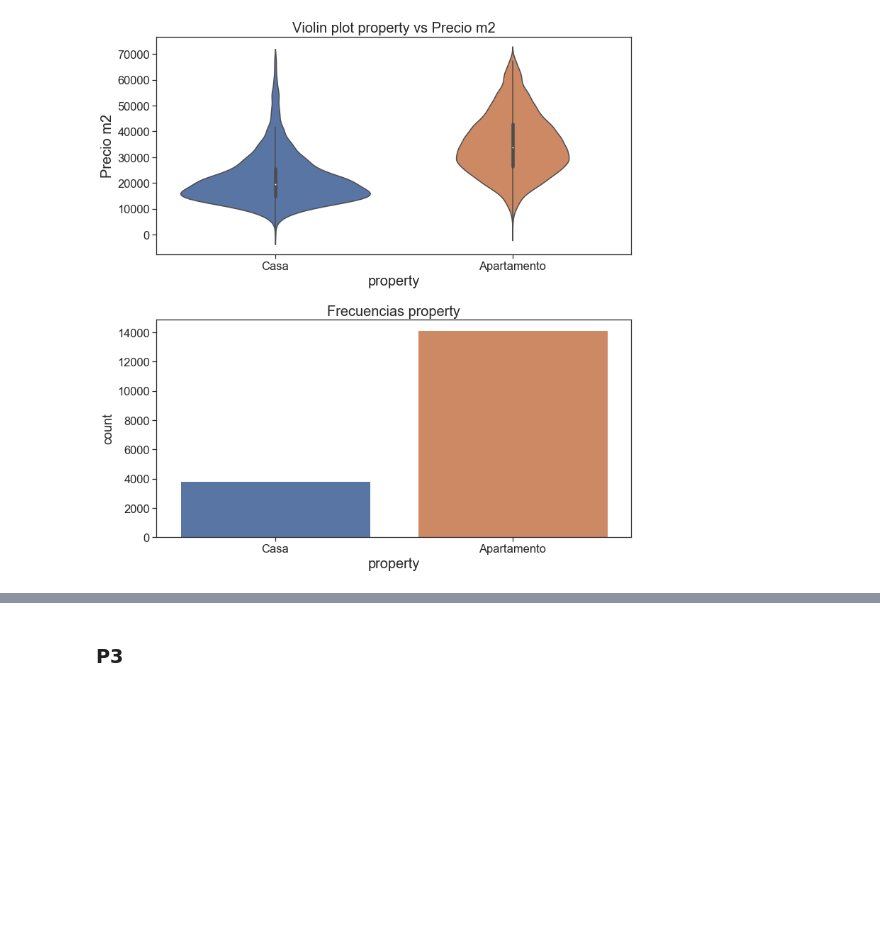
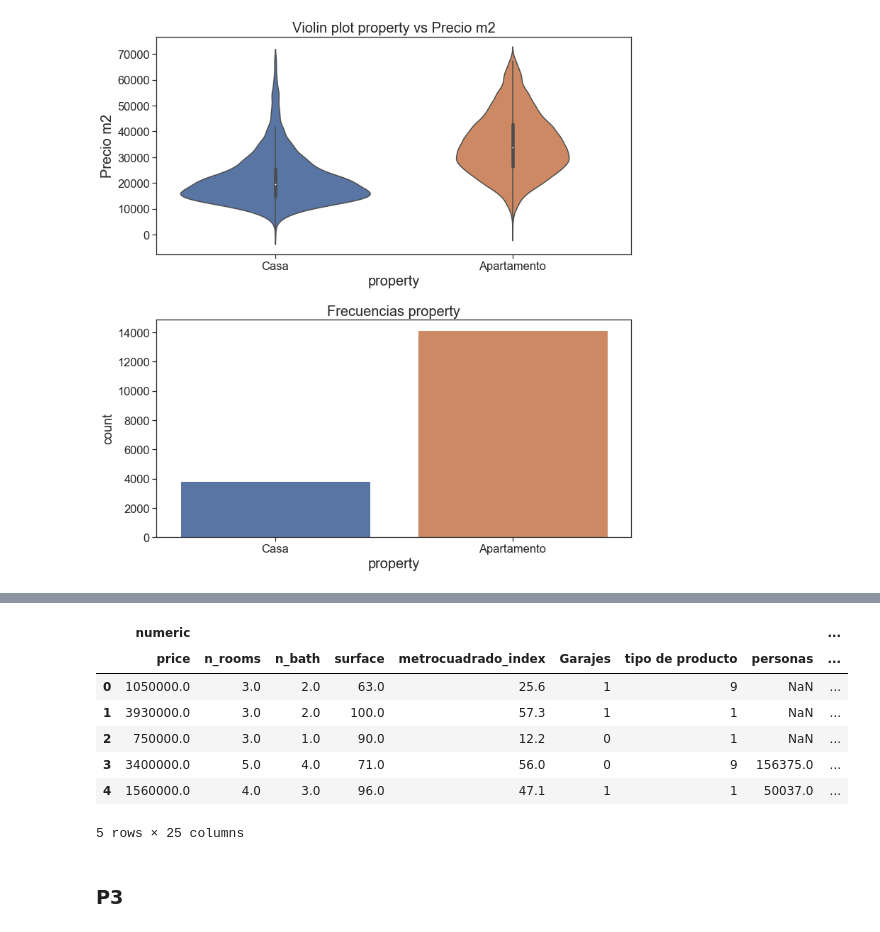
Before and after one commit to pedropereze/Tarea-1, a Jupyter notebook: tarea1.ipynb, the cells around one changed output, grey strips where cells are left out. Drawn from its saved outputs; the diff is of its cells as text; code cells hidden in the pictures; blank space fills up the shorter version.

```diff
--- a/tarea1.ipynb
+++ b/tarea1.ipynb
@@ -1748,8 +1751,21 @@ sns.pairplot(data = data, diag_kind='kde')
 # %%
 # Varibles a estudiar
 var_final = [
     'n_rooms', 'metrocuadrado_index','tipo de producto','indice_envegecimiento',
     'jefe_mujer', 'UPZRecat', 'property', 'Furnished','Precio m2'
 ]
+
+# Data a estudiar es df2
+
+df2.head()
+# %% [output]
+|  | numeric |  |  |  |  |  |  |  | ... |
+|  | price | n_rooms | n_bath | surface | metrocuadrado_index | Garajes | tipo de producto | personas | ... |
+| 0 | 1050000.0 | 3.0 | 2.0 | 63.0 | 25.6 | 1 | 9 | NaN | ... |
+| 1 | 3930000.0 | 3.0 | 2.0 | 100.0 | 57.3 | 1 | 1 | NaN | ... |
+| 2 | 750000.0 | 3.0 | 1.0 | 90.0 | 12.2 | 0 | 1 | NaN | ... |
+| 3 | 3400000.0 | 5.0 | 4.0 | 71.0 | 56.0 | 0 | 9 | 156375.0 | ... |
+| 4 | 1560000.0 | 4.0 | 3.0 | 96.0 | 47.1 | 1 | 1 | 50037.0 | ... |
+5 rows × 25 columns
 # %% [markdown]
 ### P3
```
Also changed, not shown: parts of 12 cells of this notebook, 1 other file.
